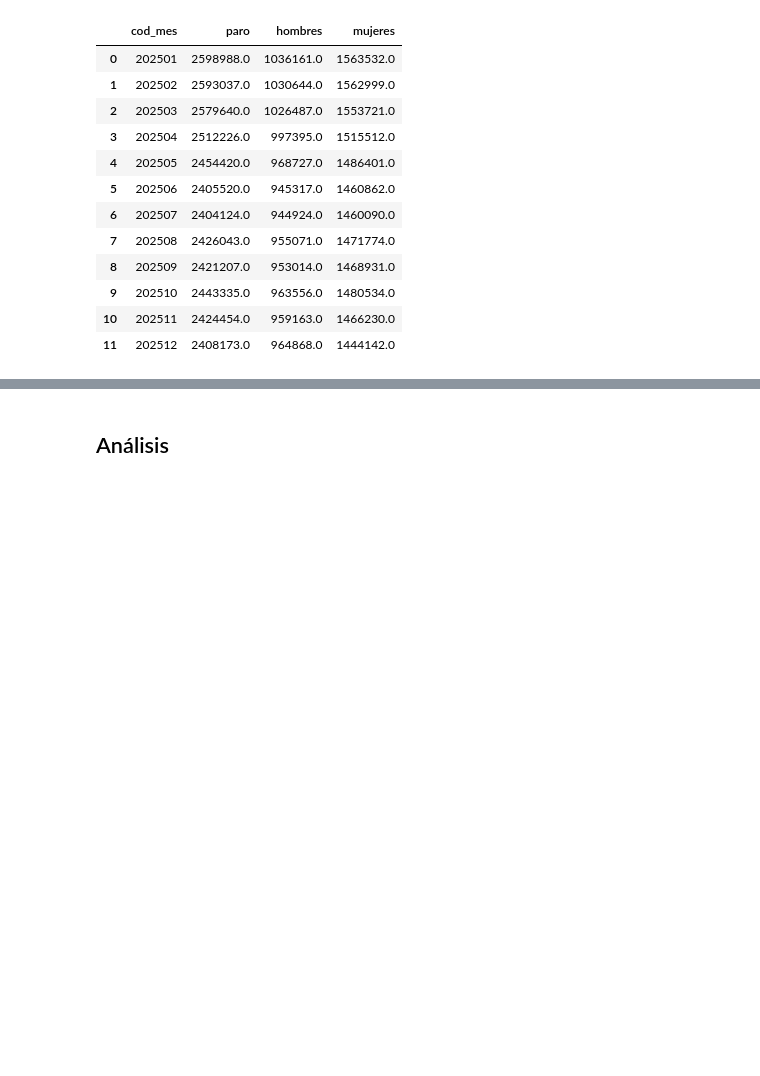
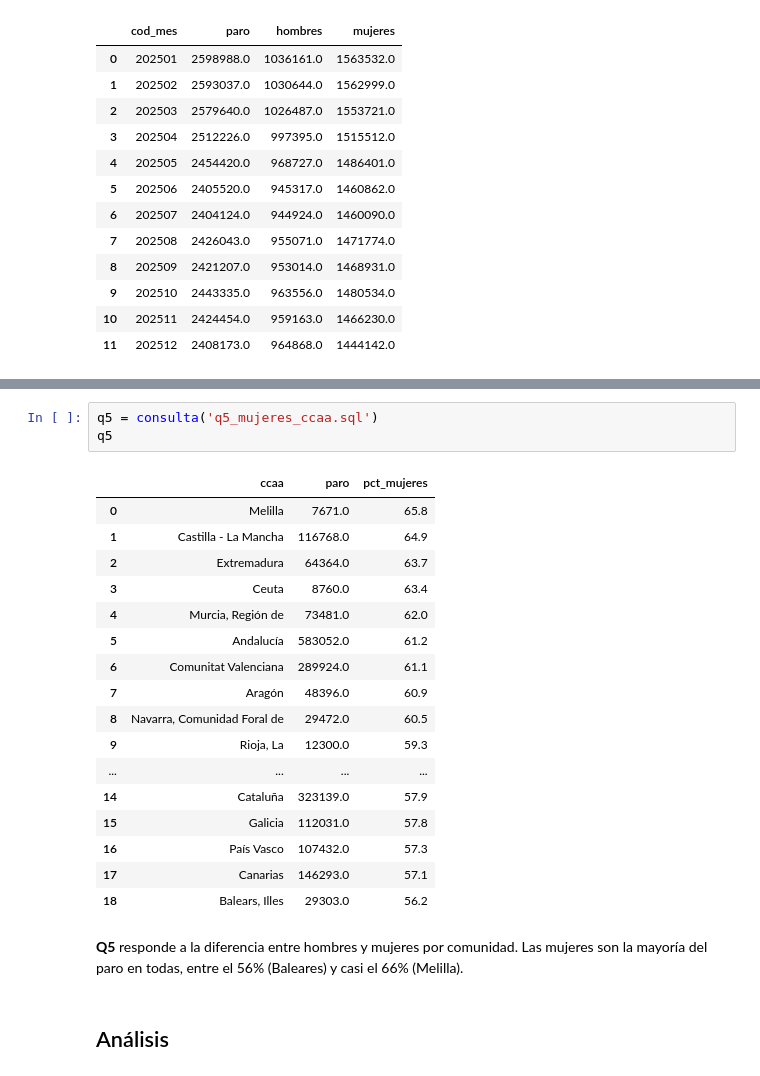
Before and after one commit to renzorico/del-dato-crudo-a-la-decision, a Jupyter notebook: entregable.ipynb, the cells around one changed output, grey strips where cells are left out. Saved outputs shown, nothing was run; the diff lists cells and outputs as text; blank space fills up the shorter version.

```diff
--- a/entregable.ipynb
+++ b/entregable.ipynb
@@ -334,3 +456,26 @@ q3
+# %%
+q5 = consulta('q5_mujeres_ccaa.sql')
+q5
+# %% [output]
+|  | ccaa | paro | pct_mujeres |
+| 0 | Melilla | 7671.0 | 65.8 |
+| 1 | Castilla - La Mancha | 116768.0 | 64.9 |
+| 2 | Extremadura | 64364.0 | 63.7 |
+| 3 | Ceuta | 8760.0 | 63.4 |
+| 4 | Murcia, Región de | 73481.0 | 62.0 |
+| 5 | Andalucía | 583052.0 | 61.2 |
+| 6 | Comunitat Valenciana | 289924.0 | 61.1 |
+| 7 | Aragón | 48396.0 | 60.9 |
+| 8 | Navarra, Comunidad Foral de | 29472.0 | 60.5 |
+| 9 | Rioja, La | 12300.0 | 59.3 |
+| ... | ... | ... | ... |
+| 14 | Cataluña | 323139.0 | 57.9 |
+| 15 | Galicia | 112031.0 | 57.8 |
+| 16 | País Vasco | 107432.0 | 57.3 |
+| 17 | Canarias | 146293.0 | 57.1 |
+| 18 | Balears, Illes | 29303.0 | 56.2 |
+# %% [markdown]
+**Q5** responde a la diferencia entre hombres y mujeres por comunidad. Las mujeres son la mayoría del paro en todas, entre el 56% (Baleares) y casi el 66% (Melilla).
 # %% [markdown]
 ## Análisis
 # %%
```
Also changed, not shown: parts of 27 cells of this notebook, 5 other files.
